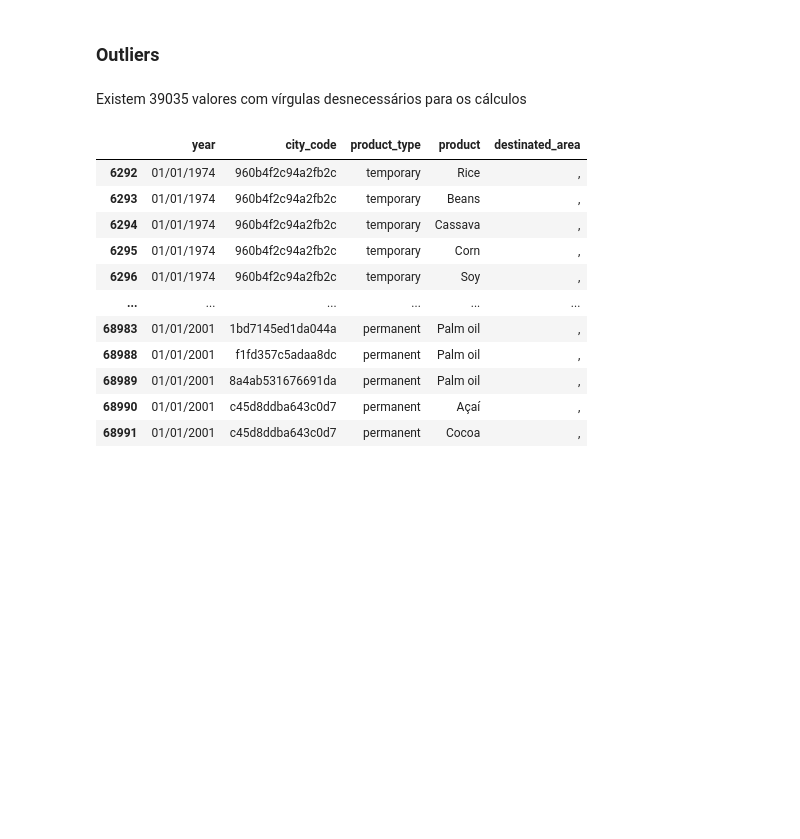
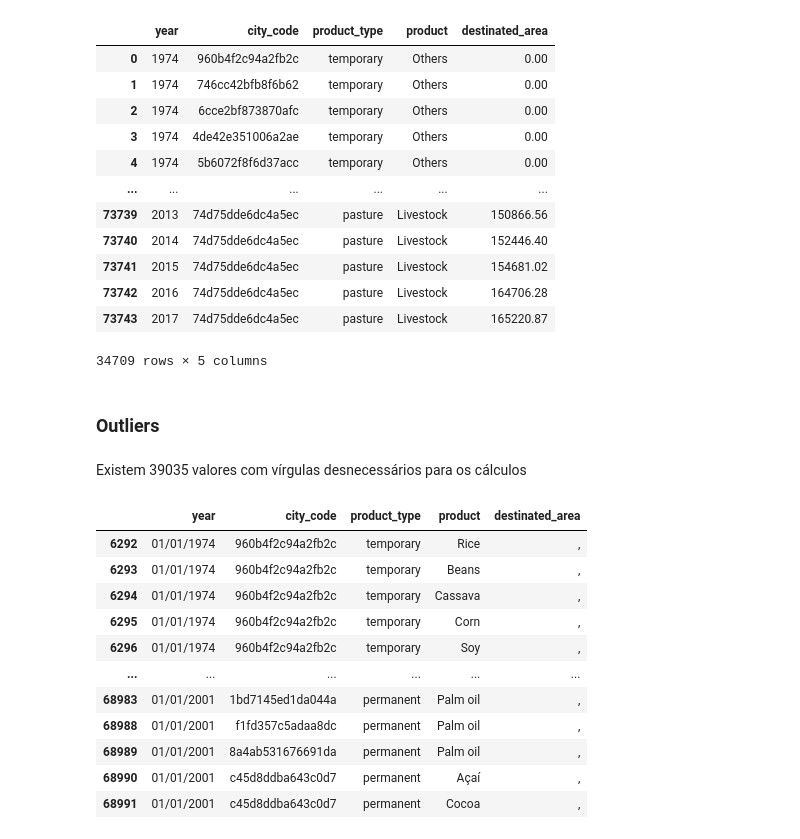
Before and after one commit to RicardoMourao-py/Bain, a Jupyter notebook: inicio.ipynb, the cells around one changed output. Saved outputs shown, nothing was run; the diff lists cells and outputs as text; code cells hidden in the pictures; blank space fills up the shorter version.

```diff
--- a/inicio.ipynb
+++ b/inicio.ipynb
@@ -24,0 +92,8 @@ df
+# %%
+#Convert the column "year" to time-stamp
+print(f'The type of column "year" before the casting is: {df.year.dtype}')
+df['year'] = pd.to_datetime(df['year'], format="%m/%d/%Y")
+print(f'The type of column "year" after the casting is: {df.year.dtype}')
+#Getting only the year the column for better understading
+df['year'] = pd.DatetimeIndex(df['year']).year
+df.head(10)
@@ -24,0 +114,7 @@ df
+# %%
+#Convert the column "product_type" to categorical type
+print(f'The type of column "product_type" before the casting is: {df.product_type.dtype}')
+df['product_type'] = df['product_type'].astype('category')
+print(f'The type of column "product_type" after the casting is: {df.product_type.dtype}')
+#Getting only the year the column for better understading
+df.head(10)
@@ -24,0 +135,7 @@ df
+# %%
+#Convert the column "product" to categorical type
+print(f'The type of column "product" before the casting is: {df["product"].dtype}')
+df['product'] = df['product'].astype('category')
+print(f'The type of column "product" after the casting is: {df["product"].dtype}')
+#Getting only the year the column for better understading
+df.head(10)
@@ -24,0 +172,5 @@ df
+# %%
+#Dropping the conma:
+conma_list = list(df[df.destinated_area==","].index)
+df.drop(conma_list,inplace=True)
+df['destinated_area'].value_counts()
@@ -25,3 +190,21 @@ df
+# %%
+# Replace the conma separator for '.'
+df['destinated_area'] = df['destinated_area'].apply(lambda x: float(x.split()[0].replace(',', '.')))
+df
+# %% [output]
+|  | year | city_code | product_type | product | destinated_area |
+| 0 | 1974 | 960b4f2c94a2fb2c | temporary | Others | 0.00 |
+| 1 | 1974 | 746cc42bfb8f6b62 | temporary | Others | 0.00 |
+| 2 | 1974 | 6cce2bf873870afc | temporary | Others | 0.00 |
+| 3 | 1974 | 4de42e351006a2ae | temporary | Others | 0.00 |
+| 4 | 1974 | 5b6072f8f6d37acc | temporary | Others | 0.00 |
+| ... | ... | ... | ... | ... | ... |
+| 73739 | 2013 | 74d75dde6dc4a5ec | pasture | Livestock | 150866.56 |
+| 73740 | 2014 | 74d75dde6dc4a5ec | pasture | Livestock | 152446.40 |
+| 73741 | 2015 | 74d75dde6dc4a5ec | pasture | Livestock | 154681.02 |
+| 73742 | 2016 | 74d75dde6dc4a5ec | pasture | Livestock | 164706.28 |
+| 73743 | 2017 | 74d75dde6dc4a5ec | pasture | Livestock | 165220.87 |
+34709 rows × 5 columns
 # %% [markdown]
 ### Outliers
 # %% [markdown]
```
Also changed, not shown: parts of 22 cells of this notebook.
